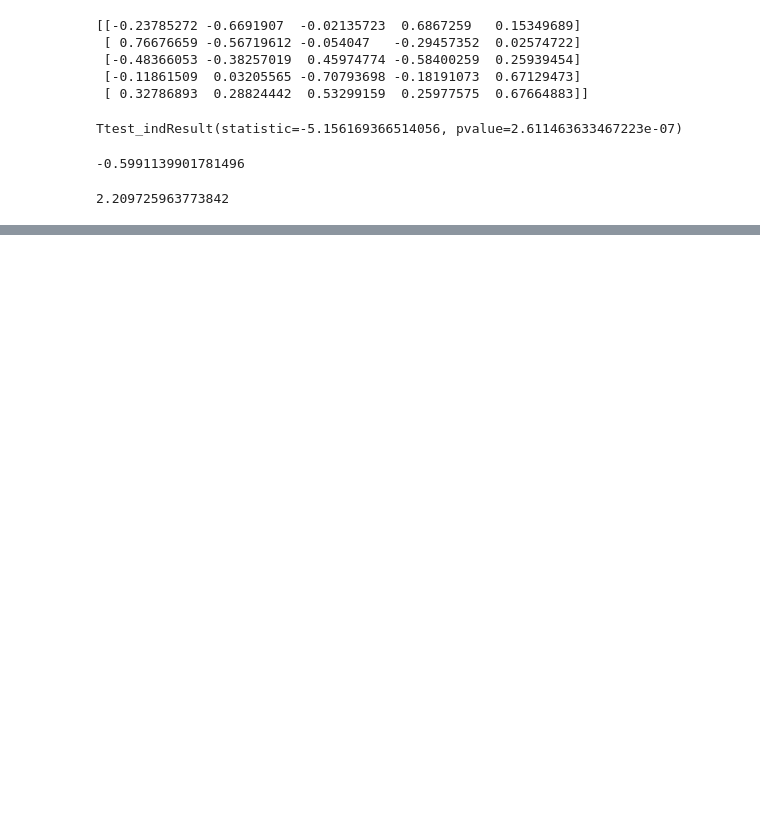
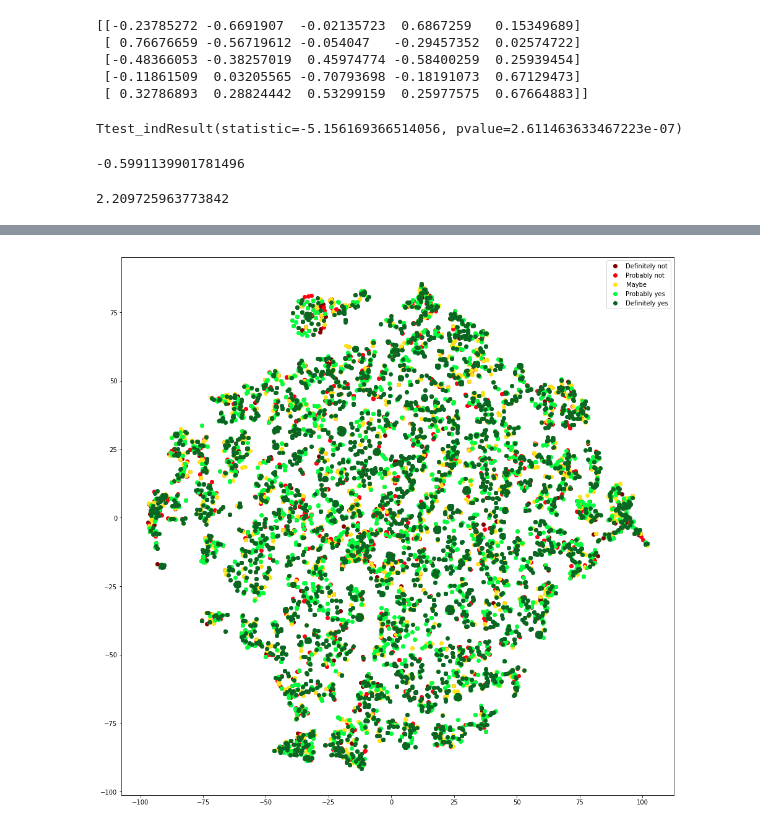
Before and after one commit to LISHarvard/what-is-a-data-scientist, a Jupyter notebook: time_use_comparison.ipynb, the cells around one changed output, grey strips where cells are left out. Drawn from its saved outputs; the diff is of its cells as text; code cells hidden in the pictures; blank space fills up the shorter version.

```diff
--- a/time_use_comparison.ipynb
+++ b/time_use_comparison.ipynb
@@ -197,0 +407,27 @@ sum(X[4201:, 1])/len(X[4201:, 1])
+# %%
+# try t-sne clustering
+from sklearn.manifold import TSNE
+tsne = TSNE(n_components=2, random_state=0)
+
+# create dataframe with integer categories for target and only vars needed
+df_tsne = df_pca[['Q34_Part_1', 'Q34_Part_2', 'Q34_Part_3', 'Q34_Part_4', 'Q34_Part_5']]
+q26_ints = [-2 if target == 'Definitely not' else -1 if target == 'Probably not' else 0 if target == 'Maybe' else 1 if target == 'Probably yes' else 2 for target in df_pca['Q26'].tolist()]
+df_tsne.insert(2, "Q26", q26_ints, True)
+
+## Loading and curating the data
+categories = ['Definitely not', 'Probably not', 'Maybe', 'Probably yes', 'Definitely yes']
+X = df_tsne[['Q34_Part_1', 'Q34_Part_2', 'Q34_Part_3', 'Q34_Part_4', 'Q34_Part_5']]
+y = df_tsne['Q26']
+
+X_2d = tsne.fit_transform(X)
+# %%
+from matplotlib import pyplot as plt
+plt.figure(figsize=(16, 16))
+colors = ['#800000', '#FF0012', '#FFE119', '#00FF3E', '#0B6623']
+target_ids = [-2, -1, 0, 1, 2]
+for i, c, label in zip(target_ids, colors, categories):
+    plt.scatter(X_2d[y == i, 0], X_2d[y == i, 1], c=c, label=label)
+plt.legend()
+plt.show()
+# %% [output]
+[figure, added]
```
Also changed, not shown: parts of 20 cells of this notebook.
